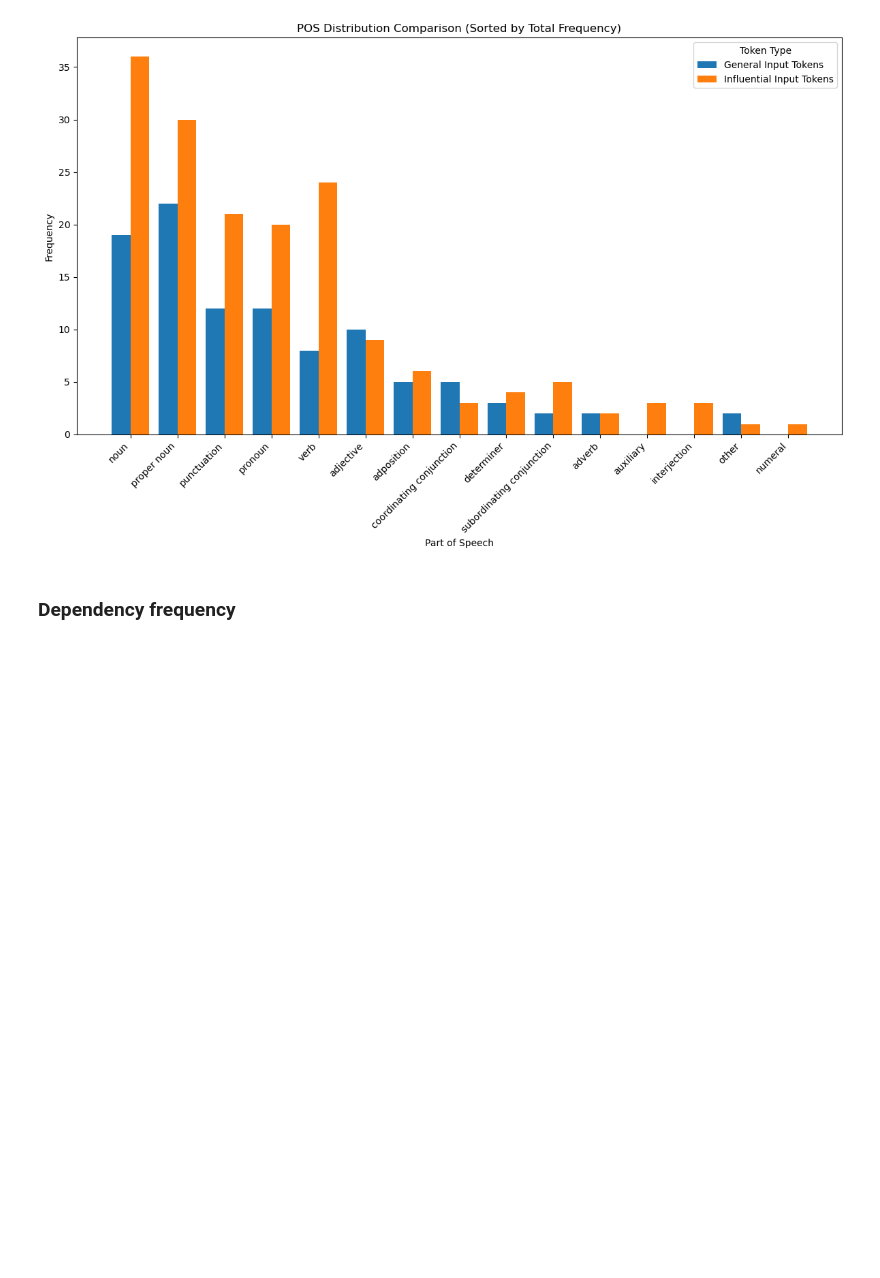
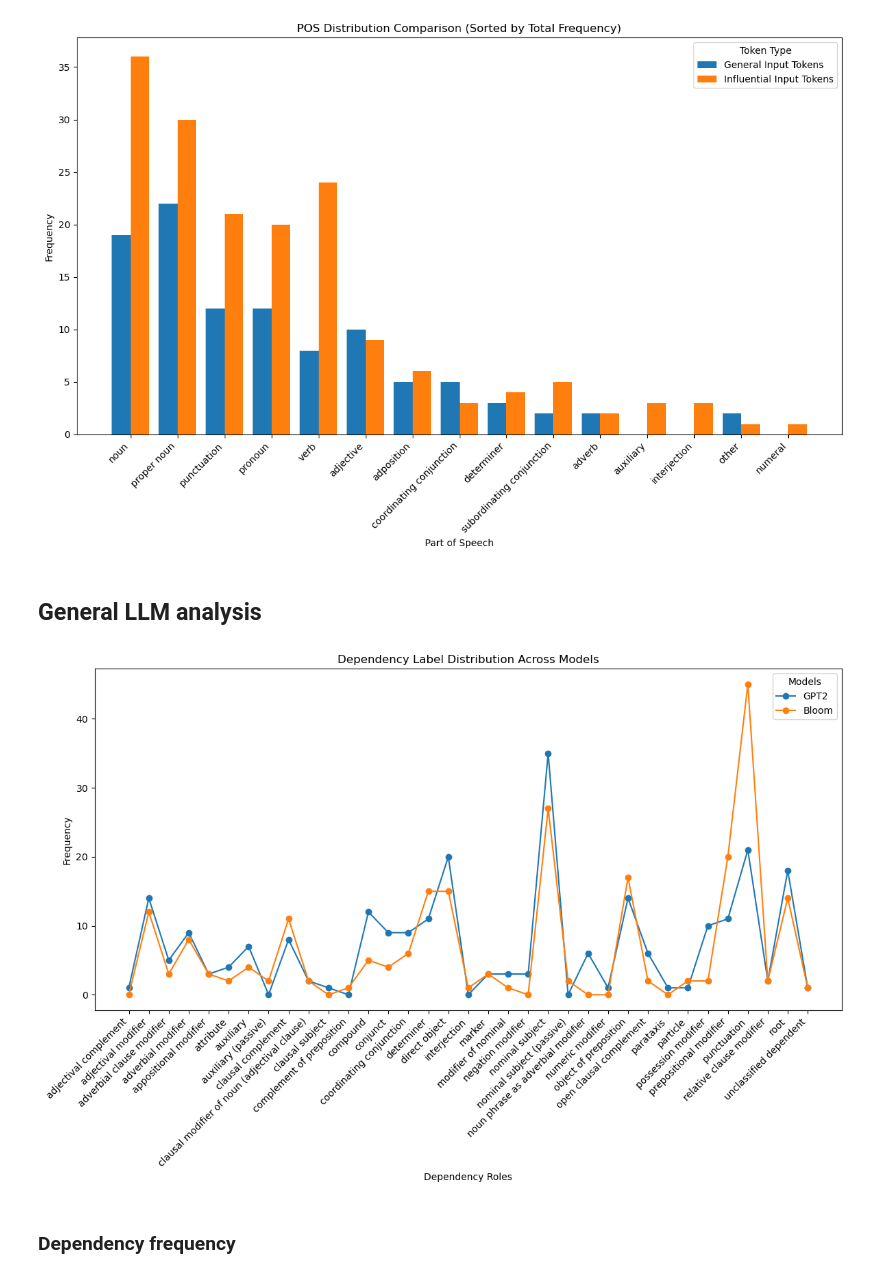
Before and after one commit to Person-Maink/NLP_toxicity, a Jupyter notebook: language analysis/syntatic_analysis.ipynb, the cells around one changed output. Saved outputs shown, nothing was run; the diff lists cells and outputs as text; code cells hidden in the pictures; blank space fills up the shorter version.

```diff
--- a/language analysis/syntatic_analysis.ipynb
+++ b/language analysis/syntatic_analysis.ipynb
@@ -563,6 +734,57 @@ plt.tight_layout()
 plt.show()
 # %% [output]
 [figure]
+# %% [markdown]
+## General LLM analysis
+# %%
+all_models_data = {}
+
+# Collect dependency label frequencies for each model
+for model in syntactic_results["Model"].unique():
+    model_data = syntactic_results[syntactic_results["Model"] == model]
+
+    # Aggregate dependency labels for high-input tokens
+    dep_counts = pd.Series(
+        [entry["Dependency"] for syntax in model_data["High General Input Tokens Syntax"] for entry in syntax]
+    ).value_counts()
+
+    # Map dependency labels to explanations using spacy.explain
+    dep_explanations = dep_counts.index.map(spacy.explain)
+
+    # Add the data to the dictionary
+    all_models_data[model] = pd.DataFrame({
+        "Dependency": dep_counts.index,
+        "Frequency": dep_counts.values,
+        "Explanation": dep_explanations
+    })
+
+# Create a unified set of dependency explanations (for consistent x-axis)
+all_explanations = set()
+for data in all_models_data.values():
+    all_explanations.update(data["Explanation"])
+
+all_explanations = sorted(all_explanations)  # Sort for consistent x-axis
+
+# Initialize a plot
+plt.figure(figsize=(12, 8))
+
+# Plot each model's dependency label data
+for model, data in all_models_data.items():
+    aligned_frequencies = [
+        data.loc[data["Explanation"] == explanation, "Frequency"].sum() if explanation in data["Explanation"].values else 0
+        for explanation in all_explanations
+    ]
+    plt.plot(all_explanations, aligned_frequencies, label=model, marker='o')
+
+plt.title("Dependency Label Distribution Across Models")
+plt.xlabel("Dependency Roles")
+plt.ylabel("Frequency")
+plt.xticks(rotation=45, ha="right")
+plt.legend(title="Models")
+plt.tight_layout()
+plt.show()
+# %% [output]
+[figure, added]
 # %% [markdown]
 ### Dependency frequency
 # %%
```
Also changed, not shown: parts of 28 cells of this notebook, 22 other files.
